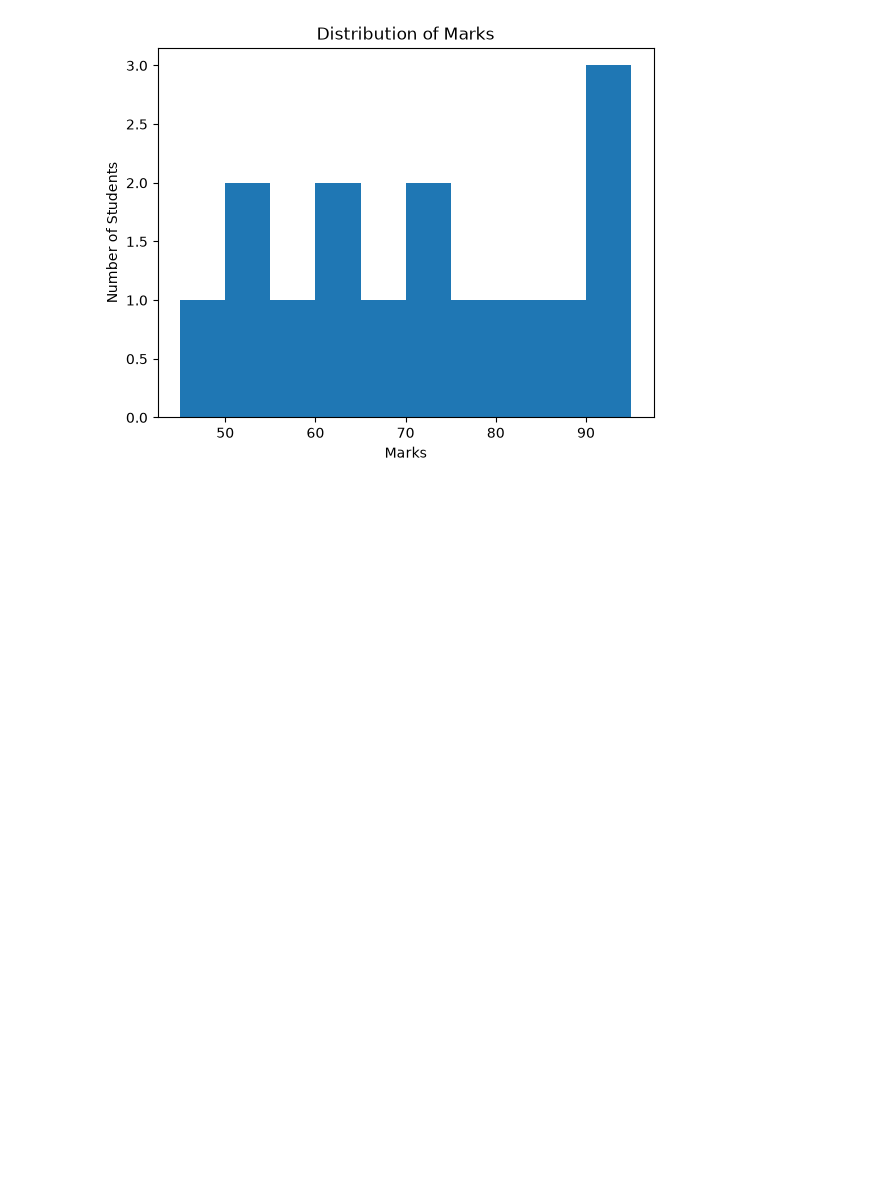
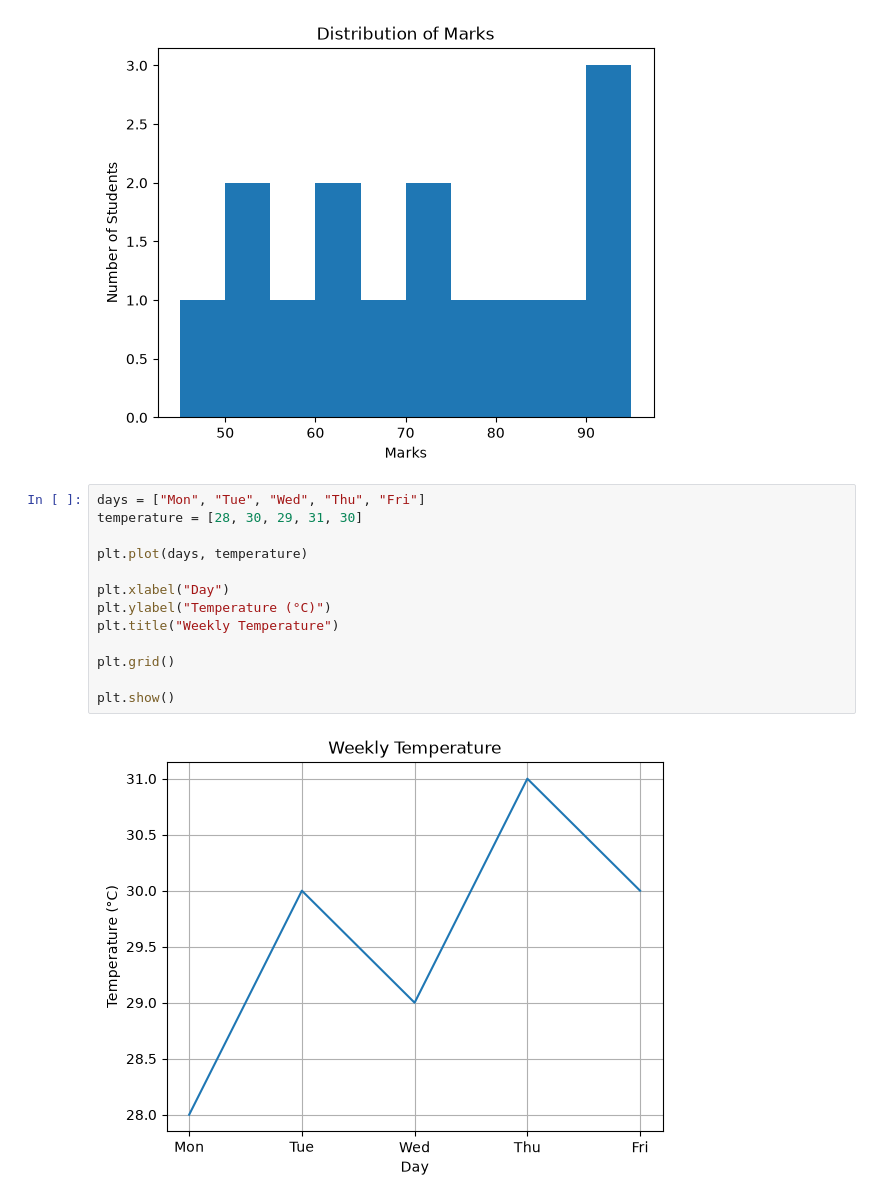
Before and after one commit to Anjula2001/study-research-agent, a Jupyter notebook: 03-Matplotlib/matplotlib_basics.ipynb, the cells around one changed output. Saved outputs shown, nothing was run; the diff lists cells and outputs as text; blank space fills up the shorter version.

Commit message:
grid graph

```diff
--- a/03-Matplotlib/matplotlib_basics.ipynb
+++ b/03-Matplotlib/matplotlib_basics.ipynb
@@ -45,3 +45,18 @@ plt.title("Distribution of Marks")
 plt.show()
 # %% [output]
 [figure]
+# %%
+days = ["Mon", "Tue", "Wed", "Thu", "Fri"]
+temperature = [28, 30, 29, 31, 30]
+
+plt.plot(days, temperature)
+
+plt.xlabel("Day")
+plt.ylabel("Temperature (°C)")
+plt.title("Weekly Temperature")
+
+plt.grid()
+
+plt.show()
+# %% [output]
+[figure, added]
```
